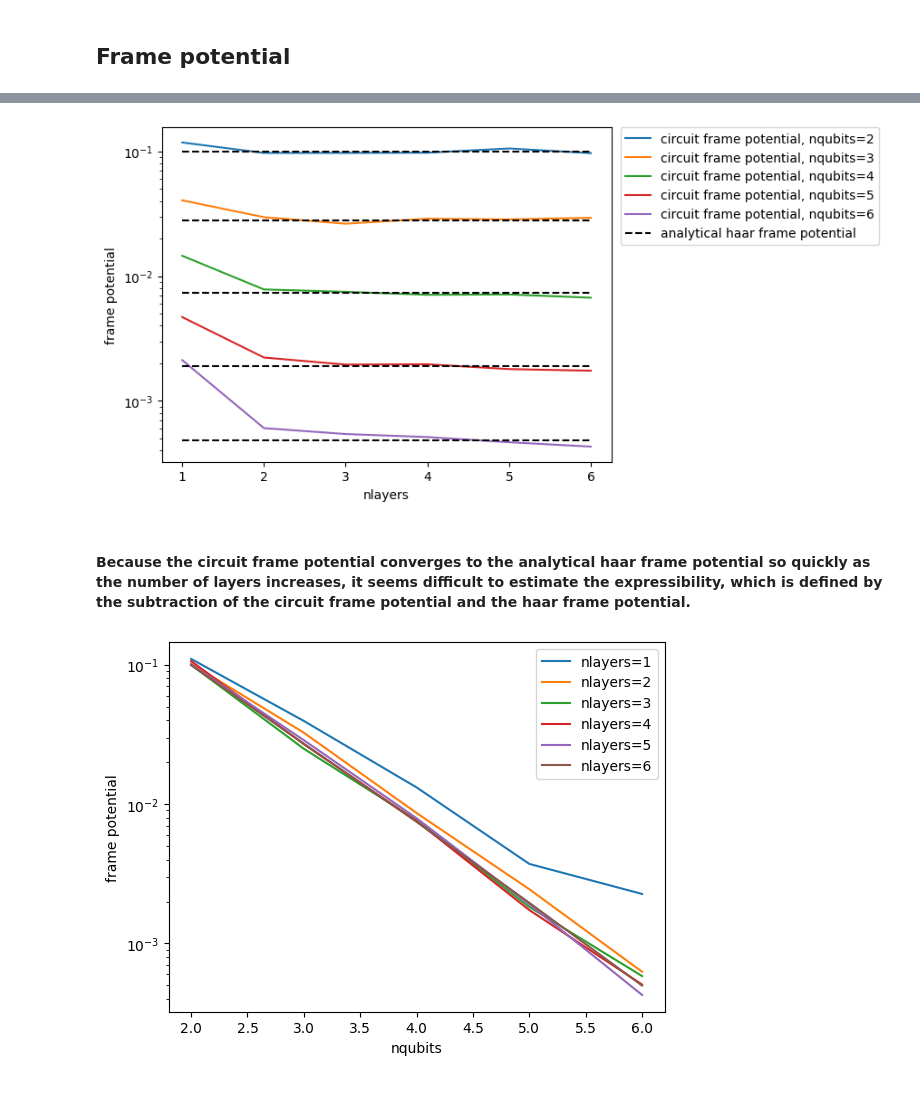
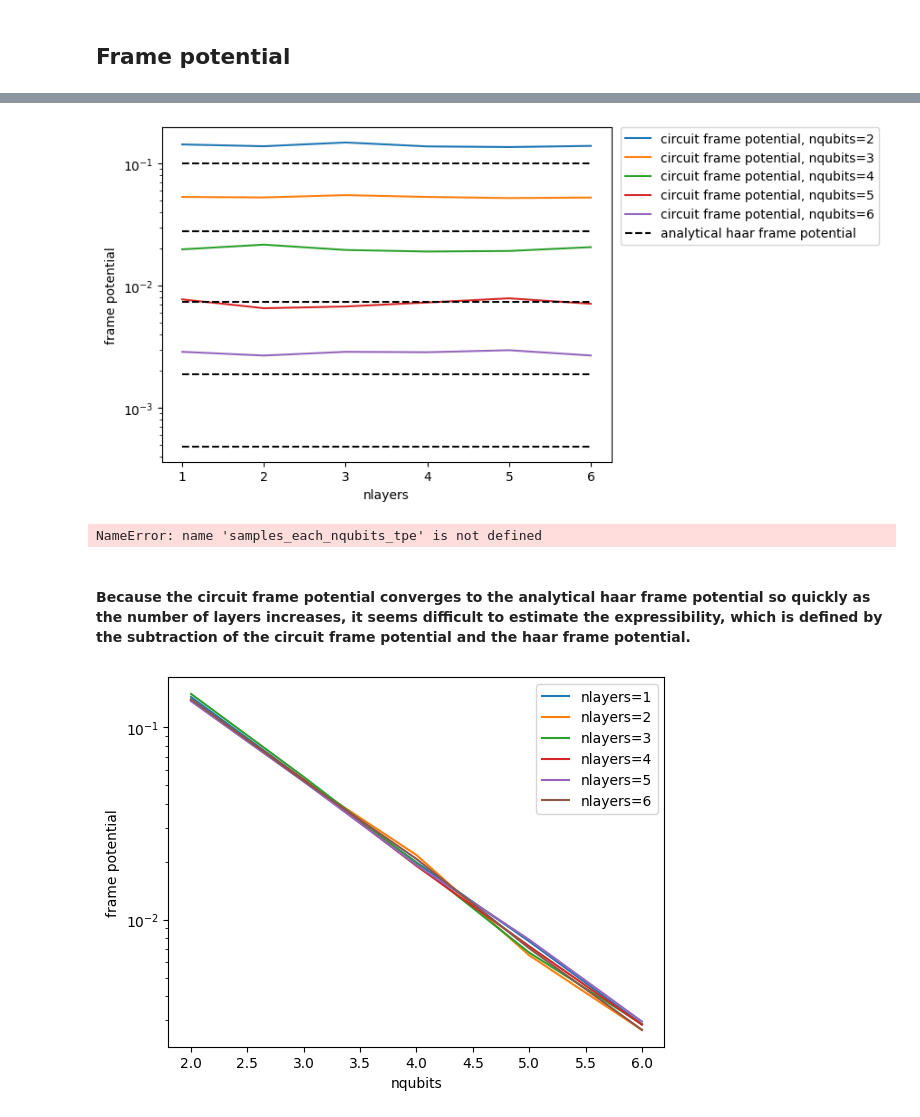
Before and after one commit to kkensuke/encoding-induced_barren-plateau, a Jupyter notebook: expressibility.ipynb, the cells around one changed output, grey strips where cells are left out. Drawn from its saved outputs; the diff is of its cells as text; code cells hidden in the pictures.

```diff
--- a/expressibility.ipynb
+++ b/expressibility.ipynb
@@ -95,18 +107,22 @@ class EXPRESSIBILITY_2:
 
         expressibility_ = (circuit_frame_potential_ - analytical_haar_frame_potential_)**0.5
         return expressibility_
+# %%
+circuits = ['TPE', 'HEE']
+nqubits_list = np.arange(2, 7)
+nlayers_list = [1,2,3,4,5,6]
+nsamples = 5*10**3
 # %%
-nqubits_list = np.arange(2, 7)
-nlayers_list = [1,2,3,4,5,6]
-nsamples = 10**3
-
-samples_each_nqubits = []
-for nqubits in nqubits_list:
-    samples_each_nlayers = []
-    for nlayers in nlayers_list:
-        exp = EXPRESSIBILITY_2(nqubits, nlayers, nsamples)
-        samples_each_nlayers.append(exp.circuit_frame_potential())
-    samples_each_nqubits.append(samples_each_nlayers)
+samples_each_circuits = []
+for circuit in circuits:
+    samples_each_nqubits = []
+    for nqubits in nqubits_list:
+        samples_each_nlayers = []
+        for nlayers in nlayers_list:
+            exp = EXPRESSIBILITY_2(circuit, nqubits, nlayers, nsamples)
+            samples_each_nlayers.append(exp.circuit_frame_potential())
+        samples_each_nqubits.append(samples_each_nlayers)
+    samples_each_circuits.append(samples_each_nqubits)
 # %%
 analytical_samples_each_nqubits = []
 for nqubits in nqubits_list:
@@ -117,16 +142,27 @@ for nqubits in nqubits_list:
 # %%
+samples_each_nqubits_tpe = samples_each_circuits[0]
 for i in range(len(nqubits_list)):
-    plt.semilogy(nlayers_list, samples_each_nqubits[i], label=f'circuit frame potential, nqubits={nqubits_list[i]}')
+    plt.semilogy(nlayers_list, samples_each_nqubits_tpe[i], label=f'circuit frame potential, nqubits={nqubits_list[i]}')
 
 for i in range(len(nqubits_list)-1):
     plt.semilogy(nlayers_list, analytical_samples_each_nqubits[i], linestyle='dashed', color='black')
 plt.semilogy(nlayers_list, analytical_samples_each_nqubits[-1], label=f'analytical haar frame potential', linestyle='dashed', color='black')
 
 plt.xlabel('nlayers')
 plt.ylabel('frame potential')
 plt.legend(bbox_to_anchor=(1.02, 1), loc='upper left', borderaxespad=0, fontsize=10)
 plt.show()
 # %% [output]
-[figure, old version]
+[figure, new version]
+# %%
+for i in range(len(nqubits_list)):
+    plt.semilogy(nlayers_list, np.sqrt(samples_each_nqubits_tpe[i] - analytical_samples_each_nqubits[i]), label=f'circuit frame potential, nqubits={nqubits_list[i]}')
+
+plt.xlabel('nlayers')
+plt.ylabel('expressibility')
+plt.legend(bbox_to_anchor=(1.02, 1), loc='upper left', borderaxespad=0, fontsize=10)
+plt.show()
+# %% [output]
+NameError: name 'samples_each_nqubits_tpe' is not defined
 # %% [markdown]
 #### Because the circuit frame potential converges to the analytical haar frame potential so quickly as the number of layers increases, it seems difficult to estimate the expressibility, which is defined by the subtraction of the circuit frame potential and the haar frame potential.
@@ -135,4 +169,5 @@ samples_each_nlayers_ = np.array(samples_each_nqubits).T
 # %%
+samples_each_nlayers_ = np.array(samples_each_nqubits_tpe).T
 for i in range(len(nlayers_list)):
     plt.semilogy(nqubits_list, samples_each_nlayers_[i], label=f'nlayers={nlayers_list[i]}')
 plt.xlabel('nqubits')
@@ -140,4 +175,4 @@ plt.ylabel('frame potential')
 plt.legend()
 plt.show()
 # %% [output]
-[figure, old version]
+[figure, new version]
```
Also changed, not shown: parts of 15 cells of this notebook, 1 other file.
